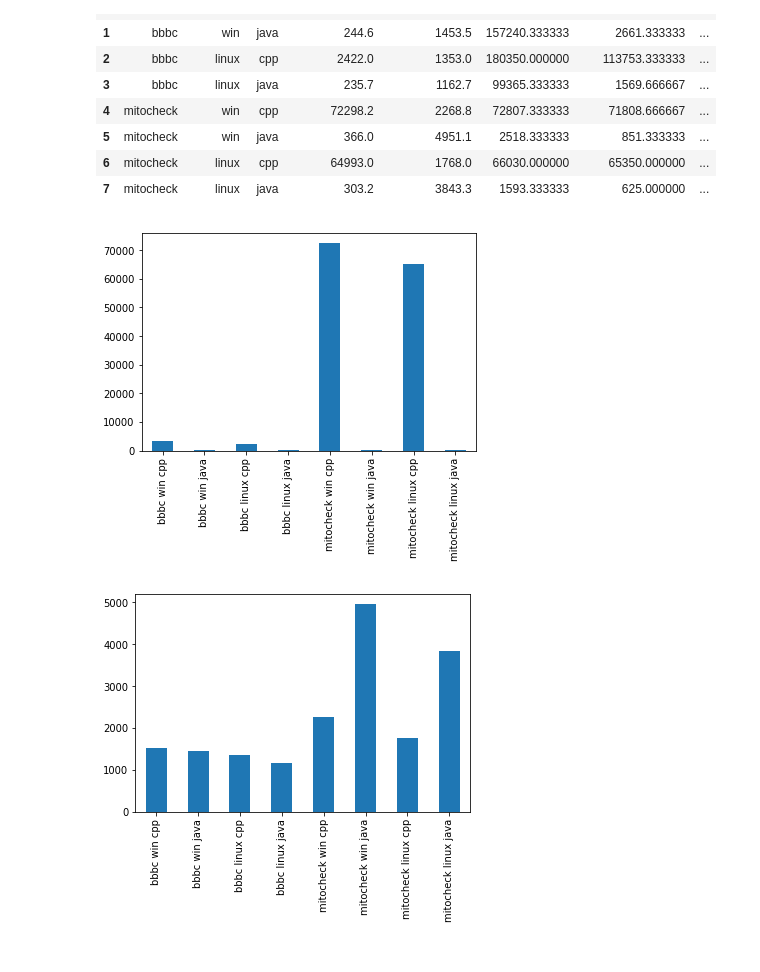
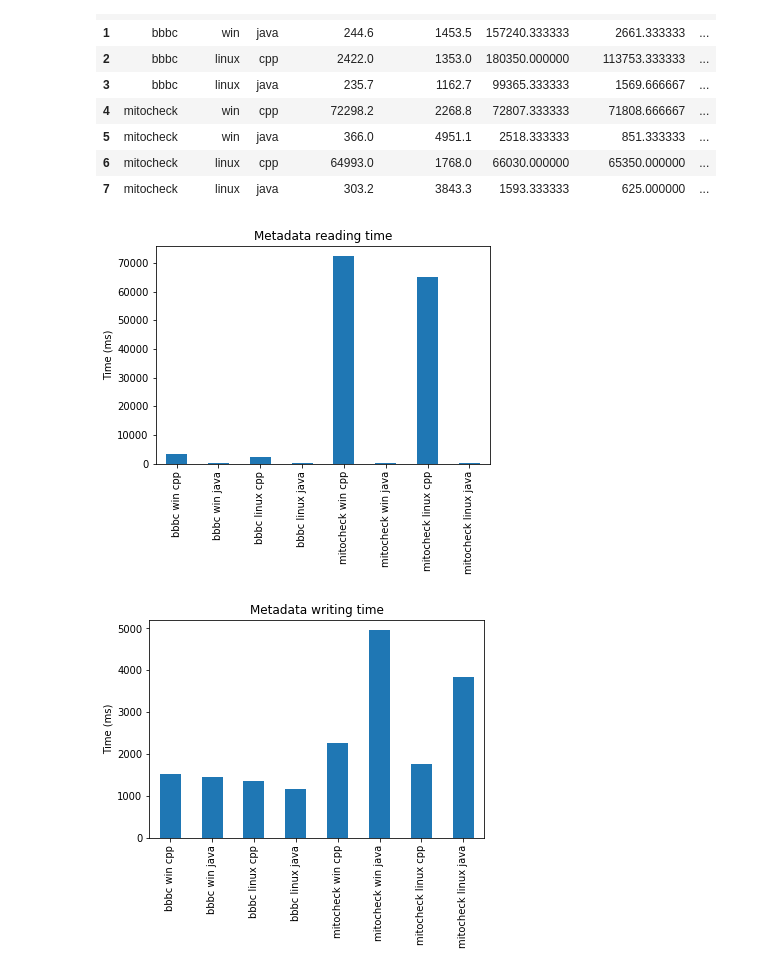
Before and after one commit to ome/ome-files-performance, a Jupyter notebook: Statistics.ipynb, the cells around one changed output. Saved outputs shown, nothing was run; the diff lists cells and outputs as text; code cells hidden in the pictures.

```diff
--- a/Statistics.ipynb
+++ b/Statistics.ipynb
@@ -53,17 +54,21 @@ d
 # %%
 f= plt.figure()
 ax = d['metadata.read'].plot(kind='bar')
+ax.set_title('Metadata reading time')
 ax.set_xticklabels(d.data + ' ' + d.platform + ' ' + d.lang)
+ax.set_ylabel('Time (ms)')
 plt.show()
 # %% [output]
-[figure, old version]
+[figure, new version]
 # %%
 f= plt.figure()
 ax = d['metadata.write'].plot(kind='bar')
+ax.set_title('Metadata writing time')
 ax.set_xticklabels(d.data + ' ' + d.platform + ' ' + d.lang)
+ax.set_ylabel('Time (ms)')
 plt.show()
 # %% [output]
-[figure, old version]
+[figure, new version]
 # %%
 f= plt.figure()
 ax = d['pixeldata.read'].plot(kind='bar')
```
Also changed, not shown: parts of 5 cells of this notebook.
